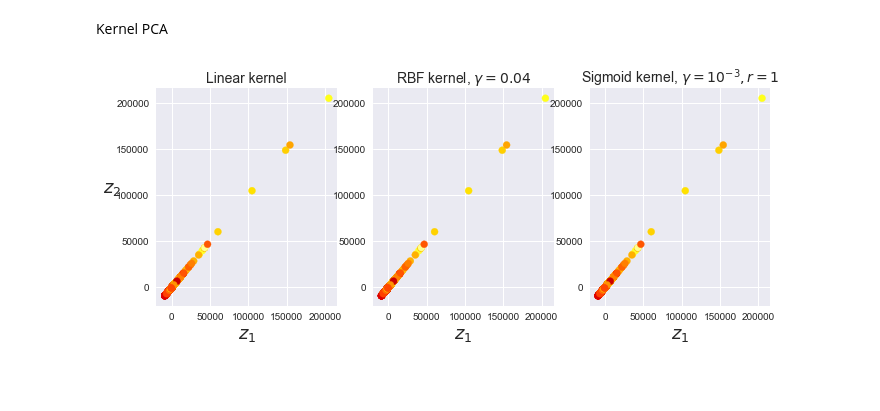
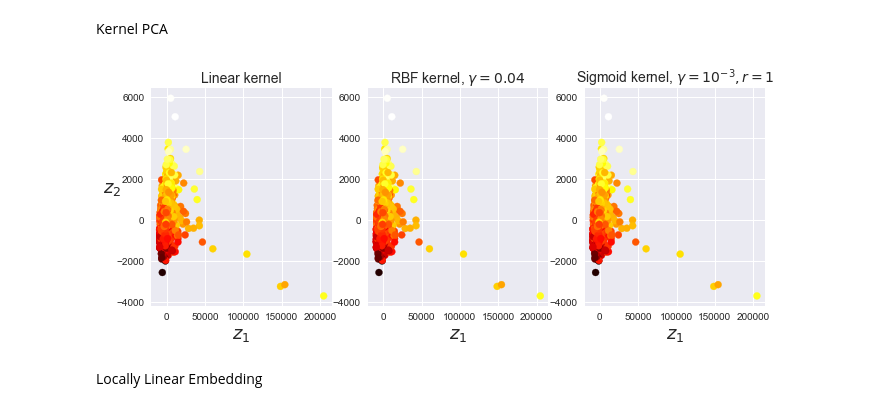
Before and after one commit to RoyMachineLearning/House-Prices-Advanced-Regression-Techniques, a Jupyter notebook: Housing Prices Version 2.0 - TSNE.ipynb, the cells around one changed output. Cells and saved outputs as stored; diff of their text form; code cells hidden in the pictures; blank space fills up the shorter version.

```diff
--- a/Housing Prices Version 2.0 - TSNE.ipynb
+++ b/Housing Prices Version 2.0 - TSNE.ipynb
@@ -419,23 +419,25 @@ Kernel PCA
 # %%
 from sklearn.decomposition import KernelPCA
 
 lin_pca = KernelPCA(n_components = 2, kernel="linear", fit_inverse_transform=True)
 rbf_pca = KernelPCA(n_components = 2, kernel="rbf", gamma=0.0433, fit_inverse_transform=True)
 sig_pca = KernelPCA(n_components = 2, kernel="sigmoid", gamma=0.001, coef0=1, fit_inverse_transform=True)
 
 
 plt.figure(figsize=(11, 4))
 for subplot, pca, title in ((131, lin_pca, "Linear kernel"), (132, rbf_pca, "RBF kernel, $\gamma=0.04$"),
                             (133, sig_pca, "Sigmoid kernel, $\gamma=10^{-3}, r=1$")):
 
     plt.subplot(subplot)
     plt.title(title, fontsize=14)
-    plt.scatter(PCA_train_x[:, 0], PCA_train_x[:, 0], c=train_y, cmap=plt.cm.hot)
+    plt.scatter(PCA_train_x[:, 0], PCA_train_x[:, 1], c=train_y, cmap=plt.cm.hot)
     plt.xlabel("$z_1$", fontsize=18)
     if subplot == 131:
         plt.ylabel("$z_2$", fontsize=18, rotation=0)
     plt.grid(True)
 
 plt.show()
 # %% [output]
-[figure, old version]
+[figure, new version]
+# %% [markdown]
+Locally Linear Embedding
```
Also changed, not shown: parts of 4 cells of this notebook.
